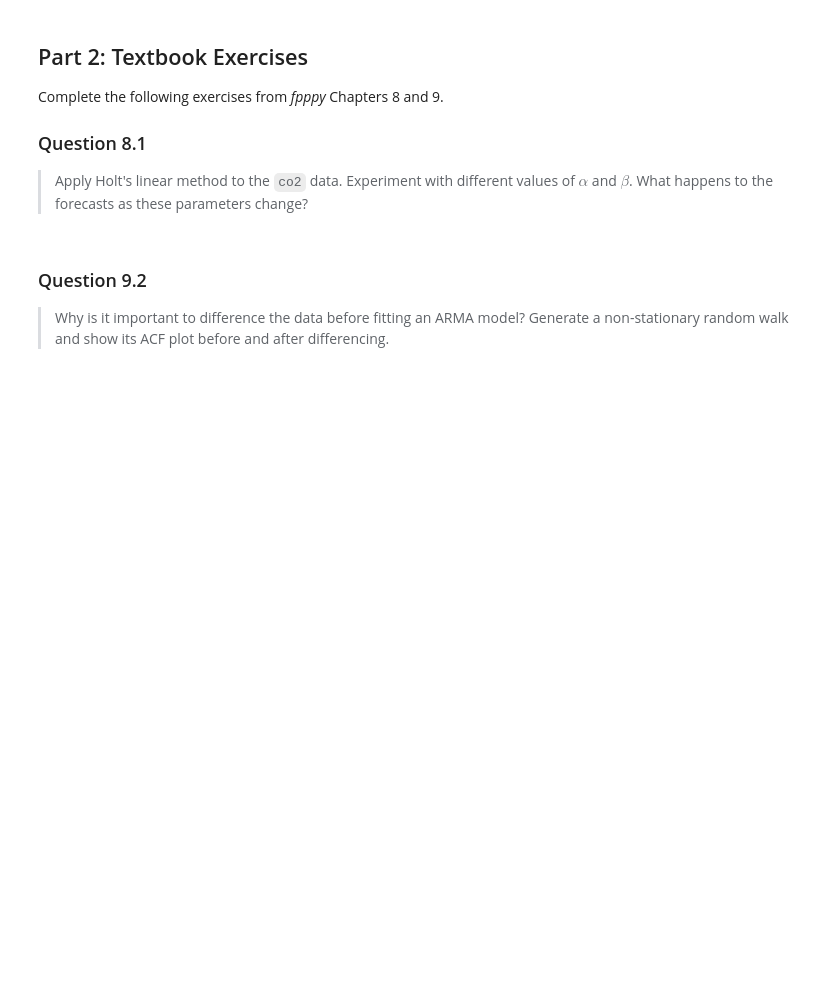
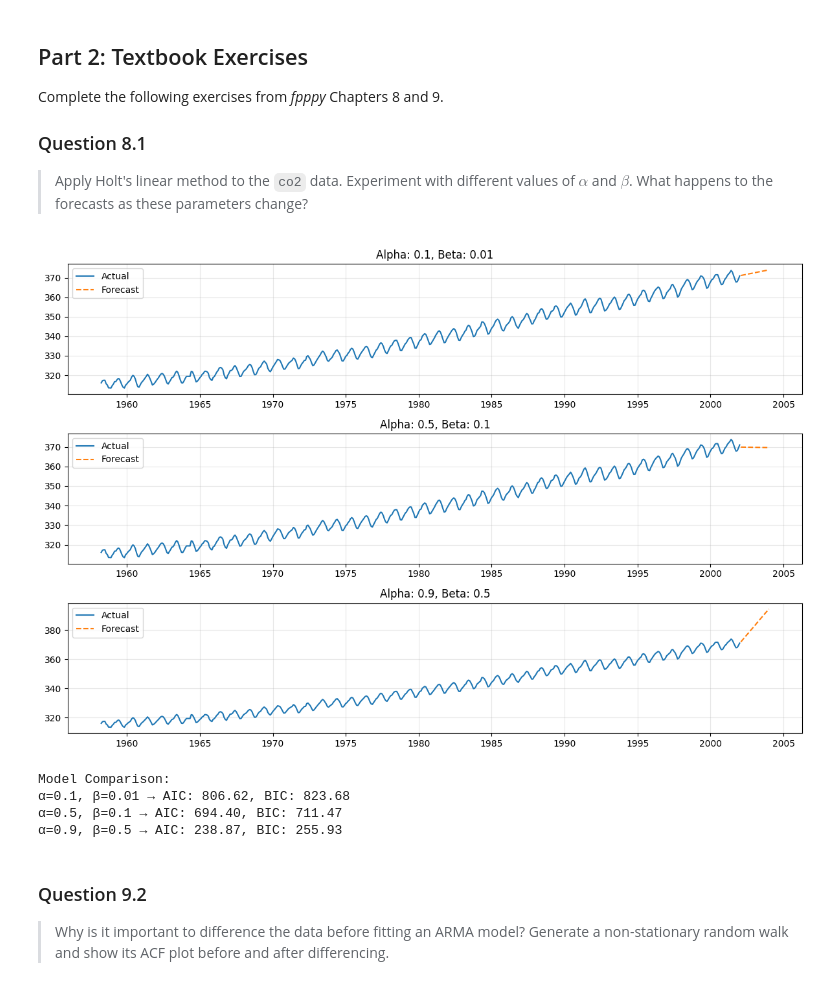
Before and after one commit to VickyGuo0907/DSE6230-forecasting-class-course-materials, a Jupyter notebook: assignments/week03_assignment.ipynb, the cells around one changed output. Saved outputs shown, nothing was run; the diff lists cells and outputs as text; code cells hidden in the pictures; blank space fills up the shorter version.

```diff
--- a/assignments/week03_assignment.ipynb
+++ b/assignments/week03_assignment.ipynb
@@ -26,7 +44,7 @@ from statsmodels.datasets import co2
 # %%
 # Load CO2 data for exercises
 data = co2.load_pandas().data
-data = data.resample('M').mean().ffill()  # Monthly CO2 levels
+data = data.resample('ME').mean().ffill()  # Monthly CO2 levels
 data.columns = ['co2']
 # %% [markdown]
 ### Exercise 1.1: Testing for Stationarity
@@ -87,6 +139,56 @@ Complete the following exercises from *fpppy* Chapters 8 and 9.
 > Apply Holt's linear method to the `co2` data. Experiment with different values of $\alpha$ and $\beta$. What happens to the forecasts as these parameters change?
 # %%
 # Your code here
+from statsmodels.tsa.holtwinters import ExponentialSmoothing
+import matplotlib.pyplot as plt
+
+#Fit Holt's linear method with different 𝛼  and 𝛽 combinations
+params = [
+    {'alpha': 0.1, 'beta': 0.01},
+    {'alpha': 0.5, 'beta': 0.1},
+    {'alpha': 0.9, 'beta': 0.5},
+]
+
+fig, axes = plt.subplots(nrows=len(params), ncols=1, figsize=(12, 8))
+
+
+for idx, param in enumerate(params):
+     # Fit model
+    holts_model = ExponentialSmoothing(
+        data['co2'],
+        trend='add',
+        seasonal=None
+    ).fit(smoothing_level=param['alpha'], smoothing_trend=param['beta'])
+
+    # Forcast 24 months ahead
+    forecast = holts_model.forecast(steps=24)
+
+    # Plot
+    ax = axes[idx]
+    ax.plot(data.index, data['co2'], label='Actual', linewidth=1.5)
+    ax.plot(forecast.index, forecast, label='Forecast', linestyle='--', linewidth=1.5)
+    ax.set_title(f"Alpha: {param['alpha']}, Beta: {param['beta']}")
+    ax.legend()
+    ax.grid(True, alpha=0.3)
+
+plt.tight_layout()
+plt.show()
+
+# Print AIC/BIC for each model
+print("Model Comparison:")
+for param in params:
+    model = ExponentialSmoothing(
+        data['co2'],
+        trend='add',
+        seasonal=None
+    ).fit(smoothing_level=param['alpha'], smoothing_trend=param['beta'])
+    print(f"α={param['alpha']}, β={param['beta']} → AIC: {model.aic:.2f}, BIC: {model.bic:.2f}")
+# %% [output]
+[figure, added]
+Model Comparison:
+α=0.1, β=0.01 → AIC: 806.62, BIC: 823.68
+α=0.5, β=0.1 → AIC: 694.40, BIC: 711.47
+α=0.9, β=0.5 → AIC: 238.87, BIC: 255.93
 # %% [markdown]
 ### Question 9.2
 > Why is it important to difference the data before fitting an ARMA model? Generate a non-stationary random walk and show its ACF plot before and after differencing.
```
Also changed, not shown: parts of 8 cells of this notebook.
